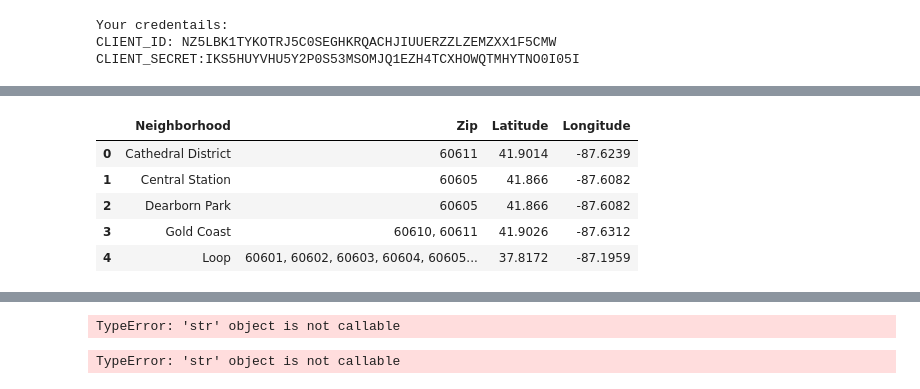
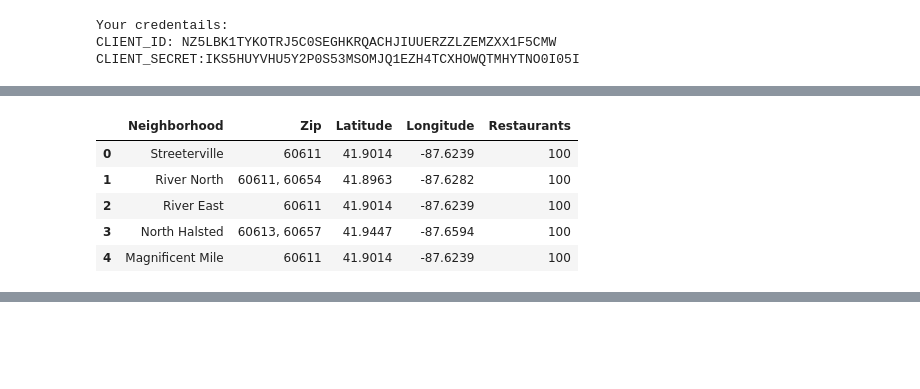
Before and after one commit to coxprestbury/Capstone, a Jupyter notebook: Chicago.ipynb, the cells around one changed output, grey strips where cells are left out. Cells and saved outputs as stored; diff of their text form; code cells hidden in the pictures; blank space fills up the shorter version.

```diff
--- a/Chicago.ipynb
+++ b/Chicago.ipynb
@@ -260,9 +169,0 @@ nearby_venues
-# %%
-df.head()
-# %% [output]
-|  | Neighborhood | Zip | Latitude | Longitude |
-| 0 | Cathedral District | 60611 | 41.9014 | -87.6239 |
-| 1 | Central Station | 60605 | 41.866 | -87.6082 |
-| 2 | Dearborn Park | 60605 | 41.866 | -87.6082 |
-| 3 | Gold Coast | 60610, 60611 | 41.9026 | -87.6312 |
-| 4 | Loop | 60601, 60602, 60603, 60604, 60605... | 37.8172 | -87.1959 |
@@ -283,3 +170,19 @@ url
+# %%
+#If no restaurants found for the neighborhood set the value to 0
+df.loc[df['Restaurants'] == '','Restaurants'] = 0
+
+#Sort by the restaurants so we can identify the top, middle, and bottom 3rds
+df = df.sort_values(by=['Restaurants','Neighborhood'], ascending=False, na_position='first')
+df.reset_index(drop=True, inplace=True)
+
+df.head()
+# %% [output]
+|  | Neighborhood | Zip | Latitude | Longitude | Restaurants |
+| 0 | Streeterville | 60611 | 41.9014 | -87.6239 | 100 |
+| 1 | River North | 60611, 60654 | 41.8963 | -87.6282 | 100 |
+| 2 | River East | 60611 | 41.9014 | -87.6239 | 100 |
+| 3 | North Halsted | 60613, 60657 | 41.9447 | -87.6594 | 100 |
+| 4 | Magnificent Mile | 60611 | 41.9014 | -87.6239 | 100 |
 # %%
 # create map of Chicago using last latitude and longitude values
 map_chicago = folium.Map(location=[latitude, longitude], zoom_start=12)
@@ -313,33 +218,3 @@ for index, row in df.iterrows():
 map_chicago
 # %% [output]
 [interactive output not drawn]
-# %%
-# add markers to map
-
-for neighborhood in zip( df['Neighborhood']):
-
-    restaurants = '3'
-    label = '{}, {}'.format(neighborhood, restaurants )
-    label = folium.Popup(label, parse_html=True)
-    folium.CircleMarker(
-        [lat, lng],
-        radius=5,
-        popup=label,
-        color='blue',
-        fill=True,
-        fill_color='#3186cc',
-        fill_opacity=0.7,
-        parse_html=False).add_to(map_chicago)
-
-map_chicago
-# %% [output]
-TypeError: 'str' object is not callable
-# %%
-# add markers to map
-for lat, lng, neighborhood in zip(df['Latitude'], df['Longitude'], df['Neighborhood']):
-    restaurants = '3'
-
-
-map_chicago
-# %% [output]
-TypeError: 'str' object is not callable
```
Also changed, not shown: parts of 22 cells of this notebook.
